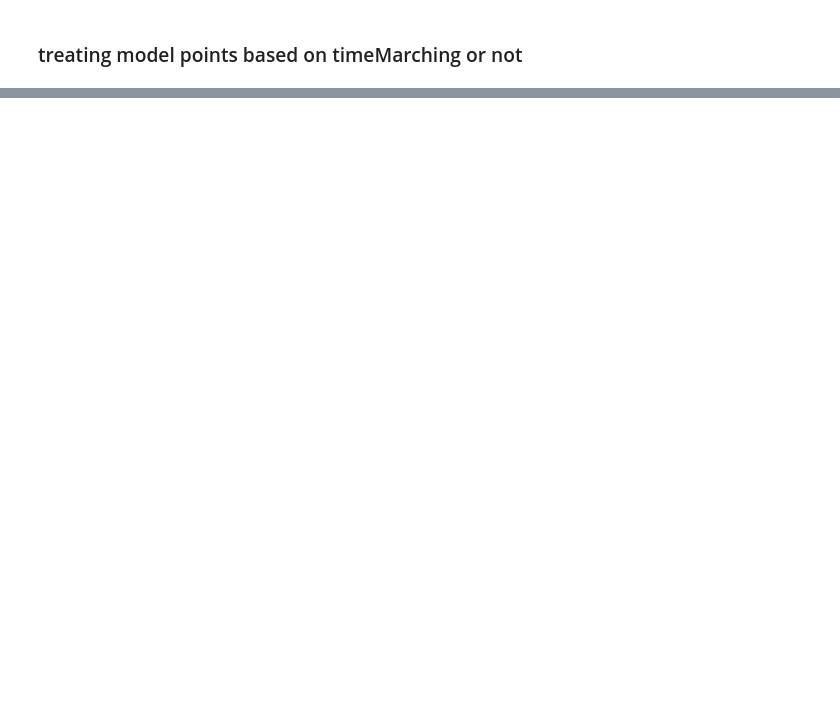
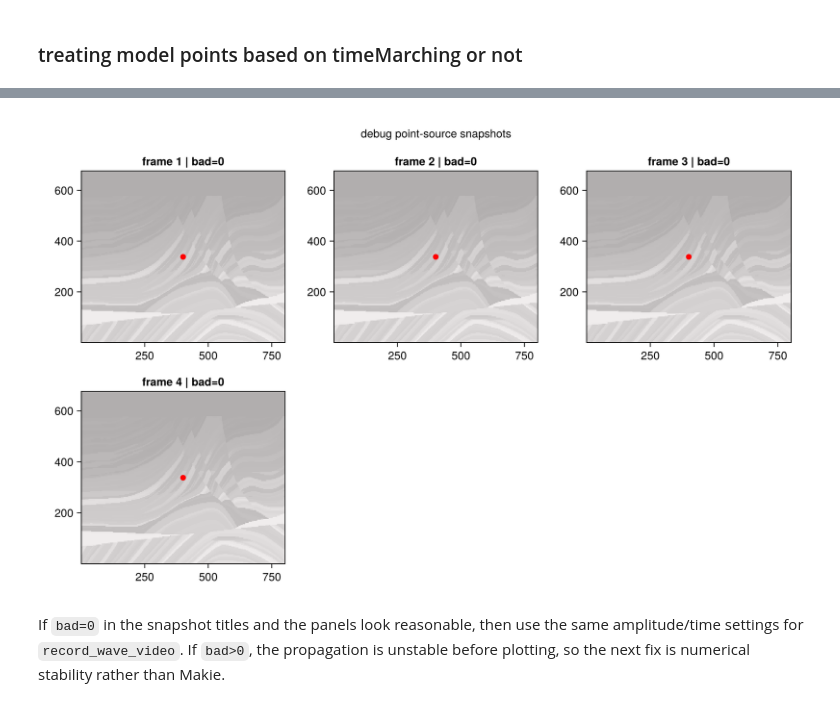
Before and after one commit to seismobassoon/flexOPT, a Jupyter notebook: notebooks/propagateInside.ipynb, the cells around one changed output, grey strips where cells are left out. Drawn from its saved outputs; the diff is of its cells as text; code cells hidden in the pictures; blank space fills up the shorter version.

```diff
--- a/notebooks/propagateInside.ipynb
+++ b/notebooks/propagateInside.ipynb
@@ -103,0 +765,6 @@ nthreads(:default)
+# %%
+fig_snapshots
+# %% [output]
+[figure, added]
+# %% [markdown]
+If `bad=0` in the snapshot titles and the panels look reasonable, then use the same amplitude/time settings for `record_wave_video`. If `bad>0`, the propagation is unstable before plotting, so the next fix is numerical stability rather than Makie.
```
Also changed, not shown: parts of 39 cells of this notebook, 4 other files.
